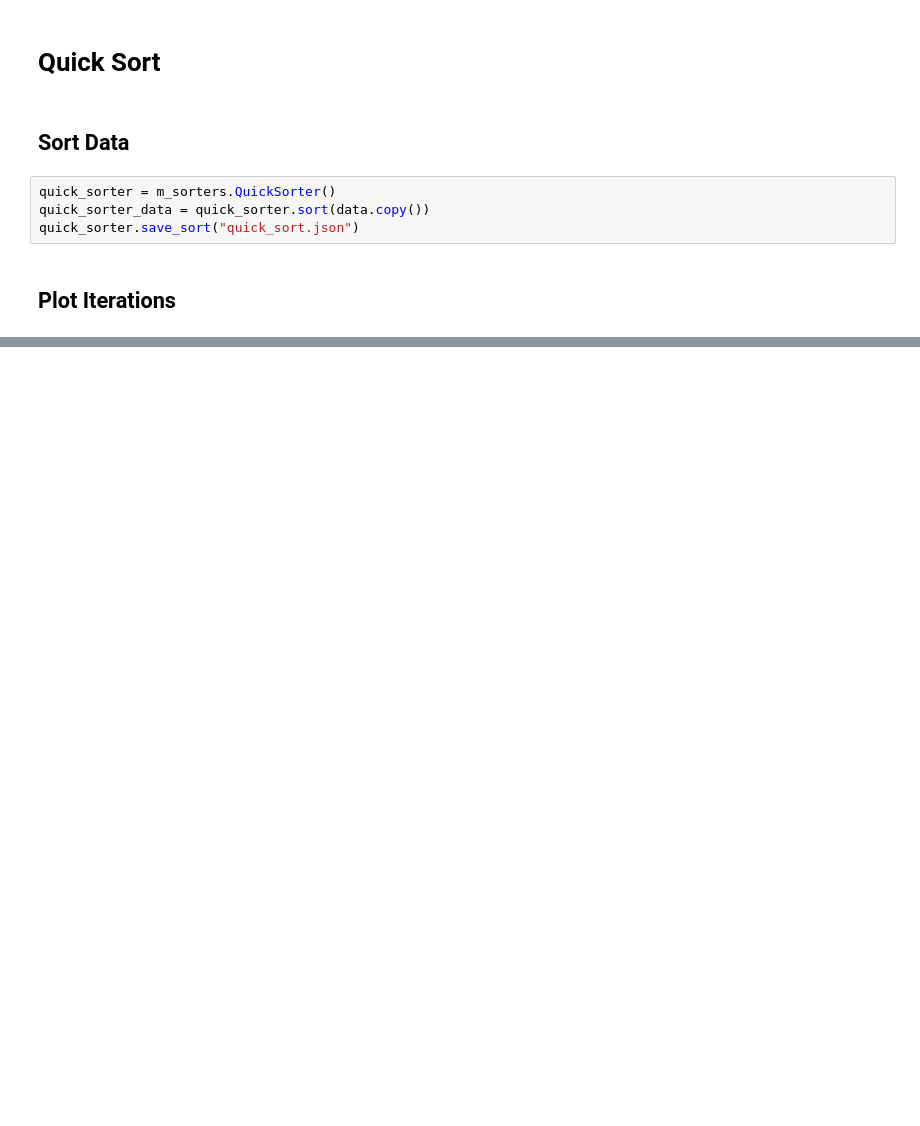
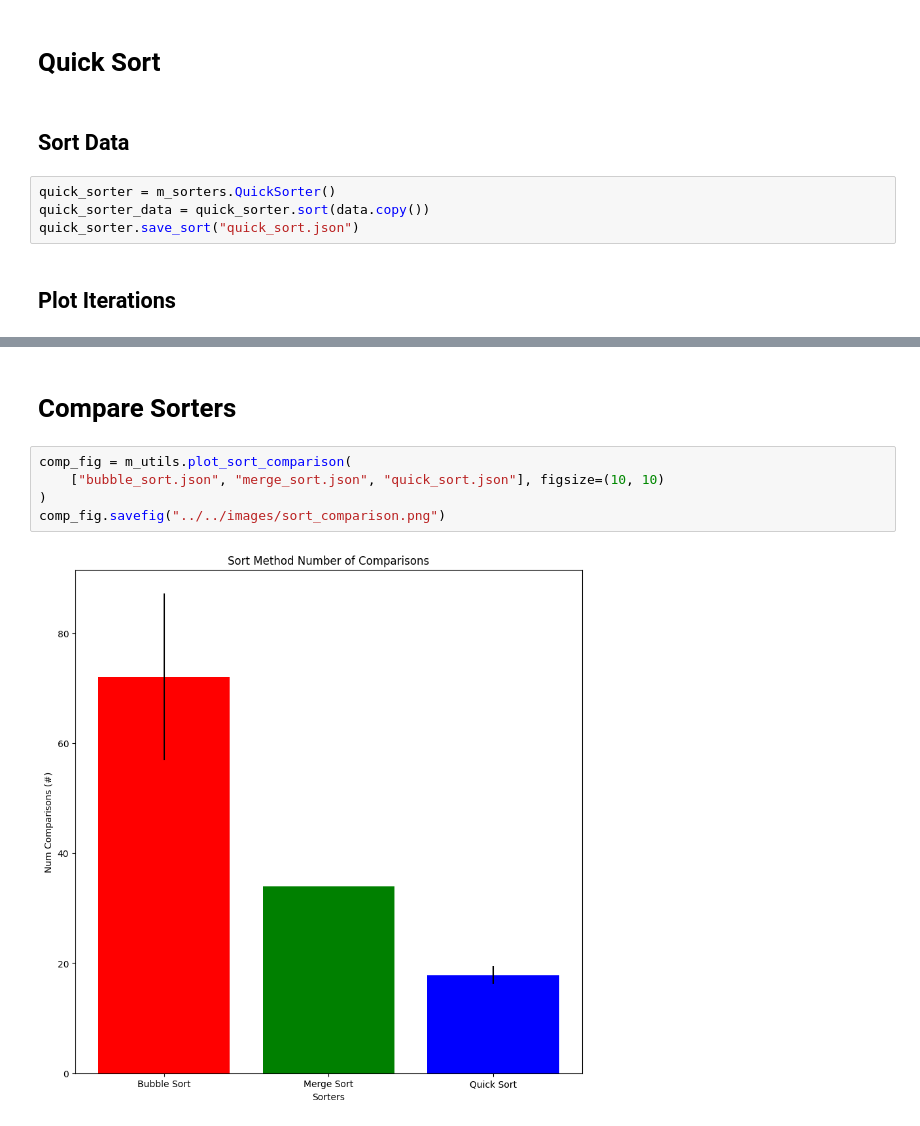
Before and after one commit to GeoffBarrett/SortViz, a Jupyter notebook: sortviz/notebooks/sorters.ipynb, the cells around one changed output, grey strips where cells are left out. Saved outputs shown, nothing was run; the diff lists cells and outputs as text; blank space fills up the shorter version.

Commit message:
added number of comparisons quantification

```diff
--- a/sortviz/notebooks/sorters.ipynb
+++ b/sortviz/notebooks/sorters.ipynb
@@ -84,0 +96,9 @@ m_utils.plot_sort("quick_sort.json")
+# %% [markdown]
+# Compare Sorters
+# %%
+comp_fig = m_utils.plot_sort_comparison(
+    ["bubble_sort.json", "merge_sort.json", "quick_sort.json"], figsize=(10, 10)
+)
+comp_fig.savefig("../../images/sort_comparison.png")
+# %% [output]
+[figure, added]
```
Also changed, not shown: parts of 9 cells of this notebook, 22 other files.
